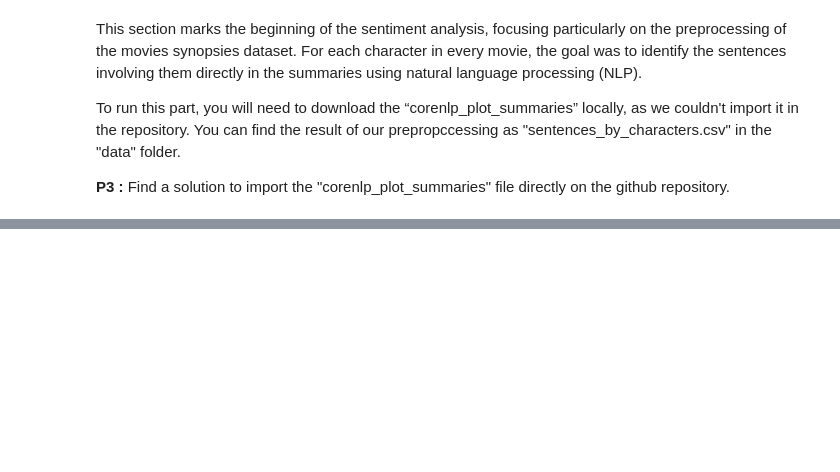
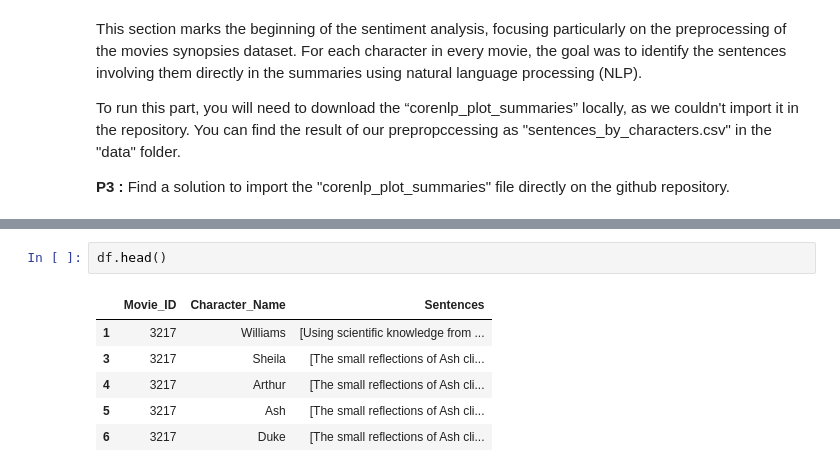
Before and after one commit to epfl-ada/ada-2024-project-adadasurmonbidet2024, a Jupyter notebook: results.ipynb, the cells around one changed output, grey strips where cells are left out. Saved outputs shown, nothing was run; the diff lists cells and outputs as text; blank space fills up the shorter version.

```diff
--- a/results.ipynb
+++ b/results.ipynb
@@ -442,0 +458,9 @@ KeyError: 'Sentences'
+# %%
+df.head()
+# %% [output]
+|  | Movie_ID | Character_Name | Sentences |
+| 1 | 3217 | Williams | [Using scientific knowledge from ... |
+| 3 | 3217 | Sheila | [The small reflections of Ash cli... |
+| 4 | 3217 | Arthur | [The small reflections of Ash cli... |
+| 5 | 3217 | Ash | [The small reflections of Ash cli... |
+| 6 | 3217 | Duke | [The small reflections of Ash cli... |
```
Also changed, not shown: parts of 10 cells of this notebook, 2 other files.
